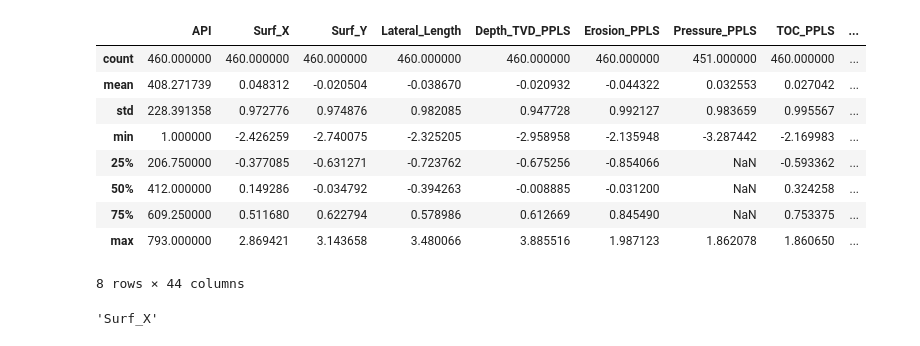
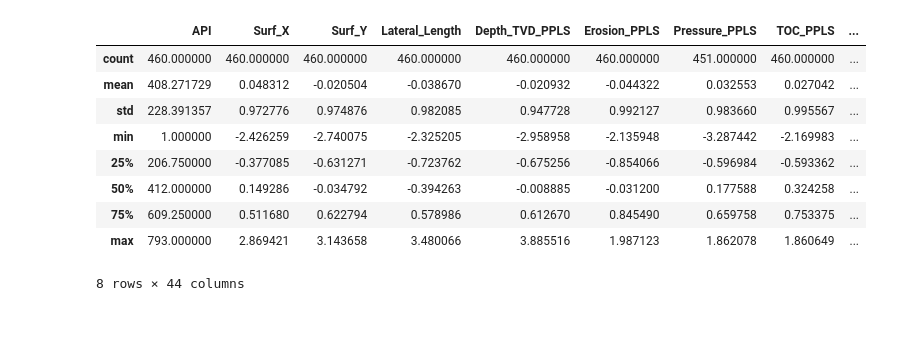
Before and after one commit to JulienC81/Machine-learning, a Jupyter notebook: Challenge Total/Premier try.ipynb, the cells around one changed output. Cells and saved outputs as stored; diff of their text form; code cells hidden in the pictures.

```diff
--- a/Challenge Total/Premier try.ipynb
+++ b/Challenge Total/Premier try.ipynb
@@ -7,12 +7,30 @@ import seaborn as sns
 # %%
 names = ['API','Surf_X','Surf_Y','Date_Drilling','Date_Completion','Date_Production','Lateral_Length','Depth_TVD_PPLS','Erosion_PPLS','Pressure_PPLS','TOC_PPLS','Vcarb_PPLS','Vsand_PPLS','Vclay_PPLS','PR_PPLS','YM_PPLS','RHOB_PPLS','Res_PPLS','GR_PPLS','DT_PPLS','DTs_PPLS','Temperature','Temp_Anomaly','S3Tect_PPLS','S3_contrast_PPLS','Heat_Flow','Zone','Nbr_Stages','Frac_Gradient','Proppant_Designed','Proppant_in_Formation','Avg_Breakdown_Pressure','Avg_Treating_Pressure','Max_Treating_pressure','Min_Treating_Pressure','Avg_Rate_Slurry','Max_Rate_Slurry','Min_Rate_Slurry','ShutInPressure_Fil','ShutInPressure_Initial','ISIP','Shot_Density','Shot_Total','Proppant_per_ft','Stage_Spacing','GasCum360','OilCum360']
 
-df = pd.read_csv('./TrainSample.csv',
-                         header = None, sep = ';', decimal = ',', names = names, skiprows = 1, na_filter = True)
+df_train = pd.read_csv('./TrainSample.csv',
+                        header = None,
+                        sep = ';',
+                        decimal = ',',
+                        names = names,
+                        skiprows = 1,
+                        na_filter = True,
+                        parse_dates = ['Date_Drilling','Date_Completion','Date_Production'],
+                        dtype = {col: np.float32 for col in names}
+                       )
 
-df_test
-df.set_index('API')
+df_test = pd.read_csv('./TestSample.csv',
+                      header = None,
+                      sep = ';',
+                      decimal = ',',
+                      names = names,
+                      skiprows = 1,
+                      na_filter = True,
+                      parse_dates = ['Date_Drilling','Date_Completion','Date_Production'],
+                      dtype = {col: np.float32 for col in names}
+                     )
 
-df.head(10)
+df_train.set_index('API')
+
+df_train.head(10)
 # %% [output]
 |  | API | Surf_X | Surf_Y | Date_Drilling | Date_Completion | Date_Production | Lateral_Length | ... |
@@ -30,17 +68,13 @@ df.head(10)
 # %%
-df.describe()
+df_train.describe()
 # %% [output]
 |  | API | Surf_X | Surf_Y | Lateral_Length | Depth_TVD_PPLS | Erosion_PPLS | Pressure_PPLS | TOC_PPLS | ... |
 | count | 460.000000 | 460.000000 | 460.000000 | 460.000000 | 460.000000 | 460.000000 | 451.000000 | 460.000000 | ... |
-| mean | 408.271739 | 0.048312 | -0.020504 | -0.038670 | -0.020932 | -0.044322 | 0.032553 | 0.027042 | ... |
-| std | 228.391358 | 0.972776 | 0.974876 | 0.982085 | 0.947728 | 0.992127 | 0.983659 | 0.995567 | ... |
+| mean | 408.271729 | 0.048312 | -0.020504 | -0.038670 | -0.020932 | -0.044322 | 0.032553 | 0.027042 | ... |
+| std | 228.391357 | 0.972776 | 0.974876 | 0.982085 | 0.947728 | 0.992127 | 0.983660 | 0.995567 | ... |
 | min | 1.000000 | -2.426259 | -2.740075 | -2.325205 | -2.958958 | -2.135948 | -3.287442 | -2.169983 | ... |
-| 25% | 206.750000 | -0.377085 | -0.631271 | -0.723762 | -0.675256 | -0.854066 | NaN | -0.593362 | ... |
-| 50% | 412.000000 | 0.149286 | -0.034792 | -0.394263 | -0.008885 | -0.031200 | NaN | 0.324258 | ... |
-| 75% | 609.250000 | 0.511680 | 0.622794 | 0.578986 | 0.612669 | 0.845490 | NaN | 0.753375 | ... |
-| max | 793.000000 | 2.869421 | 3.143658 | 3.480066 | 3.885516 | 1.987123 | 1.862078 | 1.860650 | ... |
+| 25% | 206.750000 | -0.377085 | -0.631271 | -0.723762 | -0.675256 | -0.854066 | -0.596984 | -0.593362 | ... |
+| 50% | 412.000000 | 0.149286 | -0.034792 | -0.394263 | -0.008885 | -0.031200 | 0.177588 | 0.324258 | ... |
+| 75% | 609.250000 | 0.511680 | 0.622794 | 0.578986 | 0.612670 | 0.845490 | 0.659758 | 0.753375 | ... |
+| max | 793.000000 | 2.869421 | 3.143658 | 3.480066 | 3.885516 | 1.987123 | 1.862078 | 1.860649 | ... |
 8 rows × 44 columns
-# %%
-df.columns[1]
-# %% [output]
-'Surf_X'
```
Also changed, not shown: parts of 16 cells of this notebook, 1 other file.
